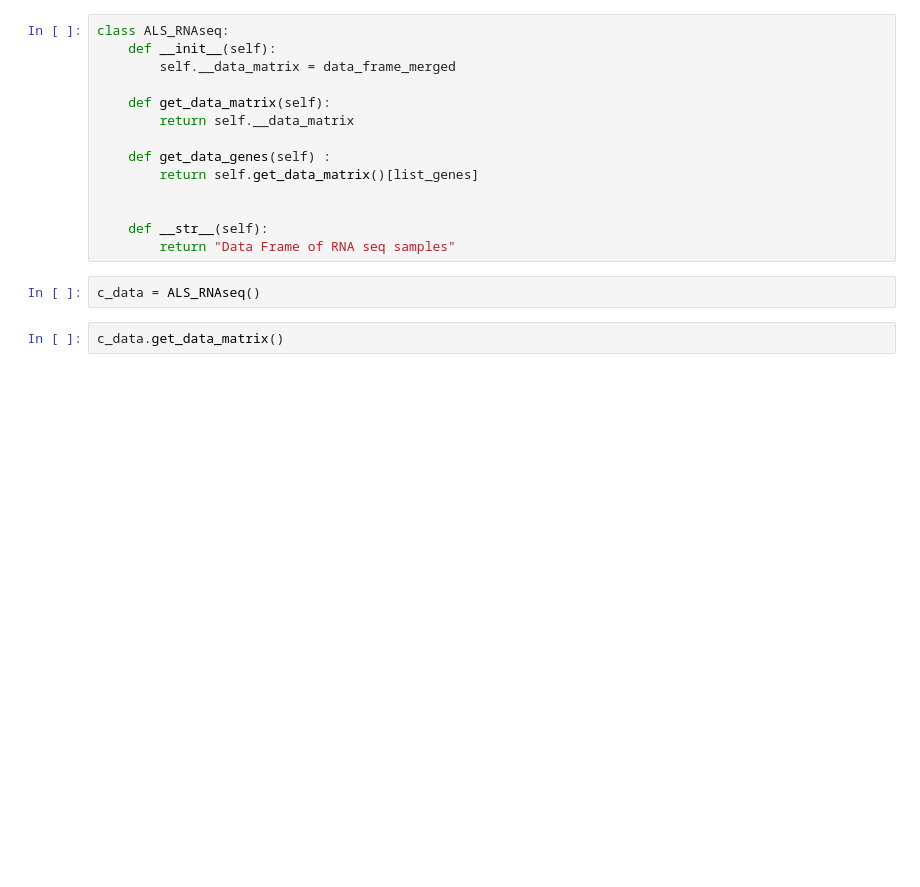
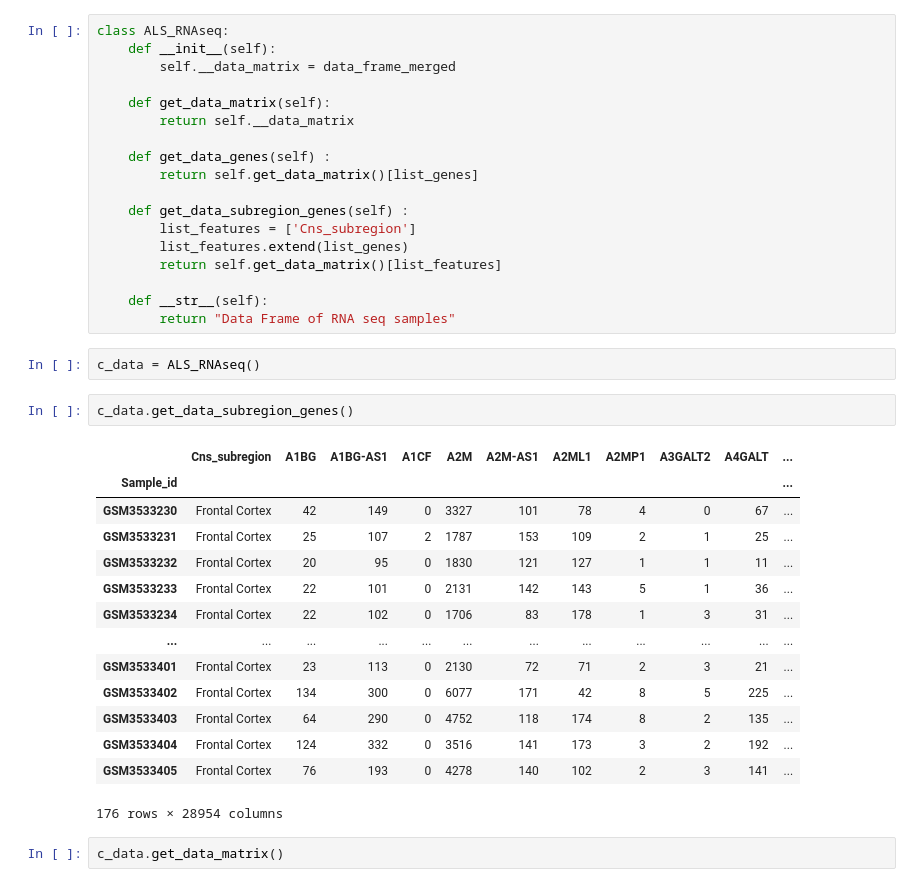
Before and after one commit to lenorabuggenhoudt/BioInfo, a Jupyter notebook: data_extraction.ipynb, the cells around one changed output. Saved outputs shown, nothing was run; the diff lists cells and outputs as text; blank space fills up the shorter version.

```diff
--- a/data_extraction.ipynb
+++ b/data_extraction.ipynb
@@ -166,11 +182,32 @@ class ALS_RNAseq:
     def get_data_genes(self) :
         return self.get_data_matrix()[list_genes]
 
+    def get_data_subregion_genes(self) :
+        list_features = ['Cns_subregion']
+        list_features.extend(list_genes)
+        return self.get_data_matrix()[list_features]
 
     def __str__(self):
         return "Data Frame of RNA seq samples"
 # %%
 c_data = ALS_RNAseq()
+# %%
+c_data.get_data_subregion_genes()
+# %% [output]
+|  | Cns_subregion | A1BG | A1BG-AS1 | A1CF | A2M | A2M-AS1 | A2ML1 | A2MP1 | A3GALT2 | A4GALT | ... |
+| Sample_id |  |  |  |  |  |  |  |  |  |  | ... |
+| GSM3533230 | Frontal Cortex | 42 | 149 | 0 | 3327 | 101 | 78 | 4 | 0 | 67 | ... |
+| GSM3533231 | Frontal Cortex | 25 | 107 | 2 | 1787 | 153 | 109 | 2 | 1 | 25 | ... |
+| GSM3533232 | Frontal Cortex | 20 | 95 | 0 | 1830 | 121 | 127 | 1 | 1 | 11 | ... |
+| GSM3533233 | Frontal Cortex | 22 | 101 | 0 | 2131 | 142 | 143 | 5 | 1 | 36 | ... |
+| GSM3533234 | Frontal Cortex | 22 | 102 | 0 | 1706 | 83 | 178 | 1 | 3 | 31 | ... |
+| ... | ... | ... | ... | ... | ... | ... | ... | ... | ... | ... | ... |
+| GSM3533401 | Frontal Cortex | 23 | 113 | 0 | 2130 | 72 | 71 | 2 | 3 | 21 | ... |
+| GSM3533402 | Frontal Cortex | 134 | 300 | 0 | 6077 | 171 | 42 | 8 | 5 | 225 | ... |
+| GSM3533403 | Frontal Cortex | 64 | 290 | 0 | 4752 | 118 | 174 | 8 | 2 | 135 | ... |
+| GSM3533404 | Frontal Cortex | 124 | 332 | 0 | 3516 | 141 | 173 | 3 | 2 | 192 | ... |
+| GSM3533405 | Frontal Cortex | 76 | 193 | 0 | 4278 | 140 | 102 | 2 | 3 | 141 | ... |
+176 rows × 28954 columns
 # %%
 c_data.get_data_matrix()
 # %% [output]
```
Also changed, not shown: parts of 5 cells of this notebook.
